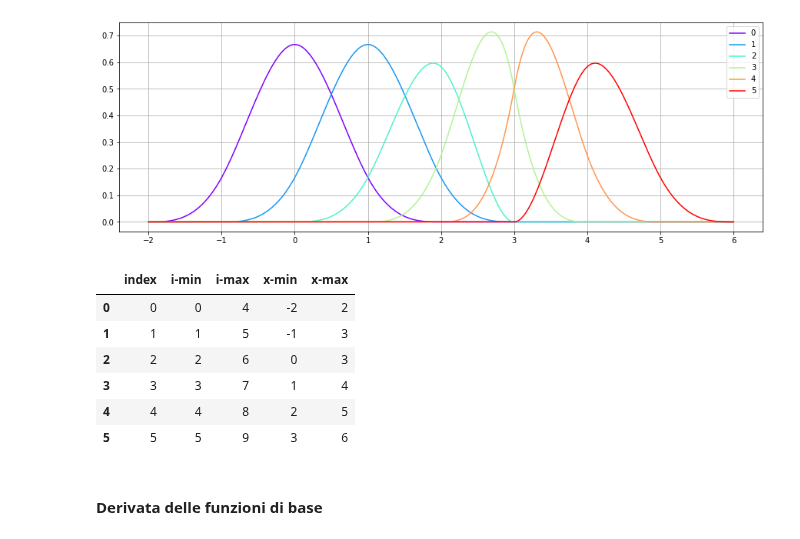
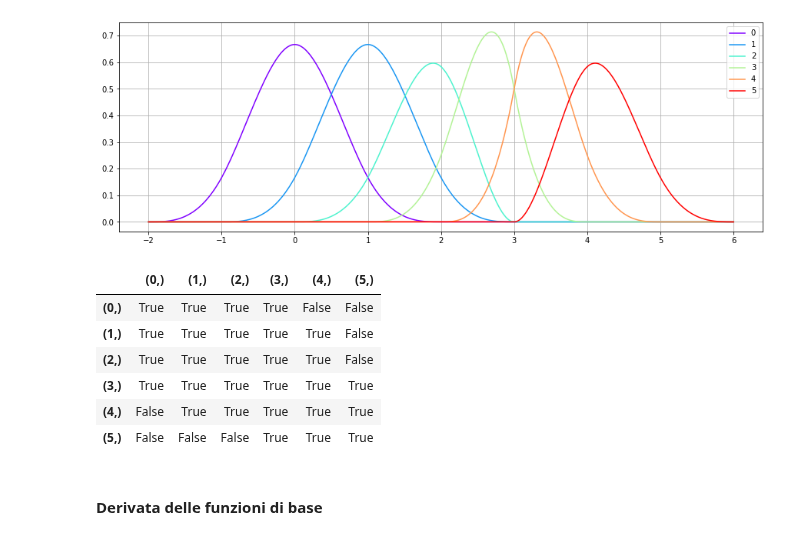
Before and after one commit to EliaStocco/Bspline, a Jupyter notebook: python/Test.ipynb, the cells around one changed output. Drawn from its saved outputs; the diff is of its cells as text; code cells hidden in the pictures.

```diff
--- a/python/Test.ipynb
+++ b/python/Test.ipynb
@@ -158,17 +158,17 @@ plt.show()
 [0. 0. 0. 0. 1. 0.]
 [0. 0. 0. 0. 0. 1.]
 [figure]
-# %%
-br = bs.basis_range()
-br[0]
-# %% [output]
-|  | index | i-min | i-max | x-min | x-max |
-| 0 | 0 | 0 | 4 | -2 | 2 |
-| 1 | 1 | 1 | 5 | -1 | 3 |
-| 2 | 2 | 2 | 6 | 0 | 3 |
-| 3 | 3 | 3 | 7 | 1 | 4 |
-| 4 | 4 | 4 | 8 | 2 | 5 |
-| 5 | 5 | 5 | 9 | 3 | 6 |
+# %%
+am = bs.adjacency_matrix()
+am
+# %% [output]
+|  | (0,) | (1,) | (2,) | (3,) | (4,) | (5,) |
+| (0,) | True | True | True | True | False | False |
+| (1,) | True | True | True | True | True | False |
+| (2,) | True | True | True | True | True | False |
+| (3,) | True | True | True | True | True | True |
+| (4,) | False | True | True | True | True | True |
+| (5,) | False | False | False | True | True | True |
 # %% [markdown]
 #### Derivata delle funzioni di base
 # %%
```
Also changed, not shown: parts of 45 cells of this notebook, 2 other files.
